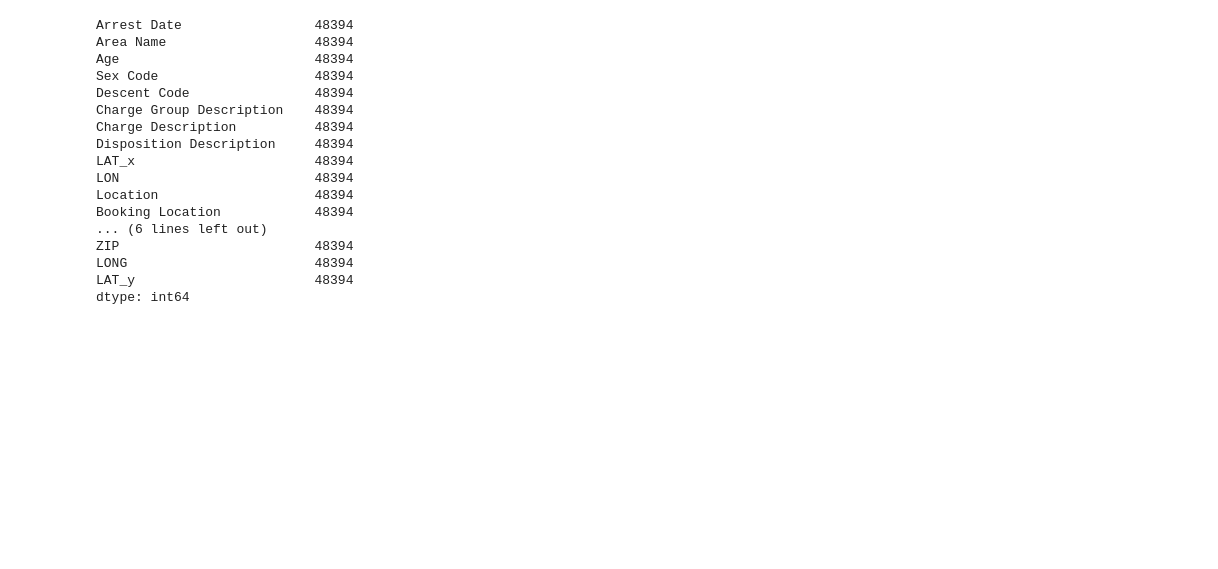
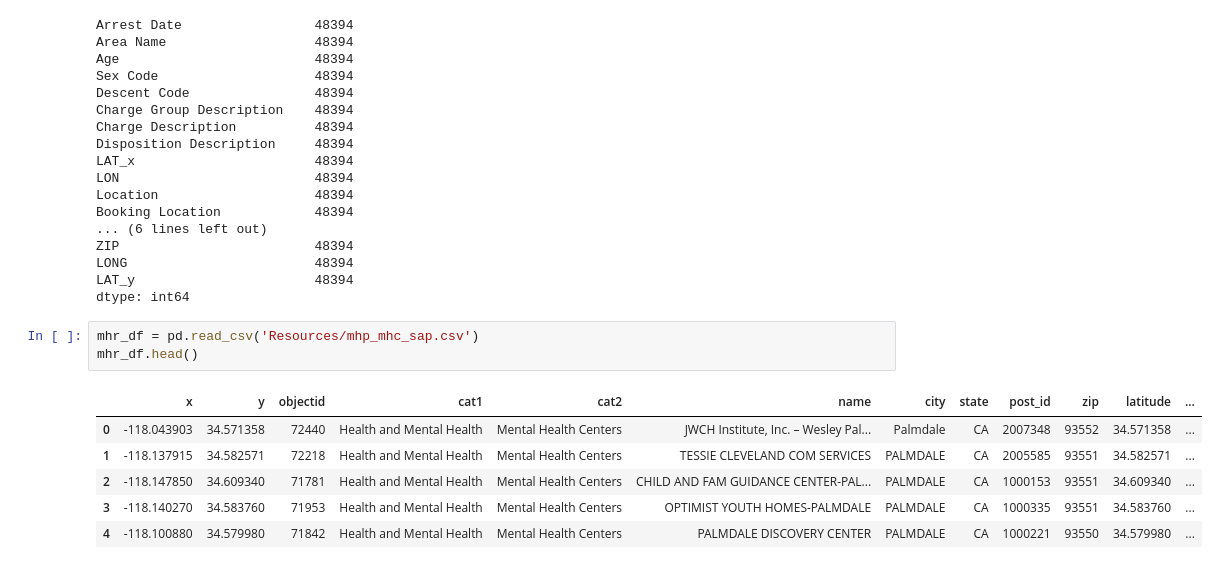
Before and after one commit to jwygonik/Crime_Analysis, a Jupyter notebook: Merging_Data.ipynb, the cells around one changed output. Drawn from its saved outputs; the diff is of its cells as text; blank space fills up the shorter version.

```diff
--- a/Merging_Data.ipynb
+++ b/Merging_Data.ipynb
@@ -74,3 +74,13 @@ ZIP                         48394
 LONG                        48394
 LAT_y                       48394
 dtype: int64
+# %%
+mhr_df = pd.read_csv('Resources/mhp_mhc_sap.csv')
+mhr_df.head()
+# %% [output]
+|  | x | y | objectid | cat1 | cat2 | name | city | state | post_id | zip | latitude | ... |
+| 0 | -118.043903 | 34.571358 | 72440 | Health and Mental Health | Mental Health Centers | JWCH Institute, Inc. – Wesley Pal... | Palmdale | CA | 2007348 | 93552 | 34.571358 | ... |
+| 1 | -118.137915 | 34.582571 | 72218 | Health and Mental Health | Mental Health Centers | TESSIE CLEVELAND COM SERVICES | PALMDALE | CA | 2005585 | 93551 | 34.582571 | ... |
+| 2 | -118.147850 | 34.609340 | 71781 | Health and Mental Health | Mental Health Centers | CHILD AND FAM GUIDANCE CENTER-PAL... | PALMDALE | CA | 1000153 | 93551 | 34.609340 | ... |
+| 3 | -118.140270 | 34.583760 | 71953 | Health and Mental Health | Mental Health Centers | OPTIMIST YOUTH HOMES-PALMDALE | PALMDALE | CA | 1000335 | 93551 | 34.583760 | ... |
+| 4 | -118.100880 | 34.579980 | 71842 | Health and Mental Health | Mental Health Centers | PALMDALE DISCOVERY CENTER | PALMDALE | CA | 1000221 | 93550 | 34.579980 | ... |
```
Also changed, not shown: parts of 12 cells of this notebook, 2 other files.
